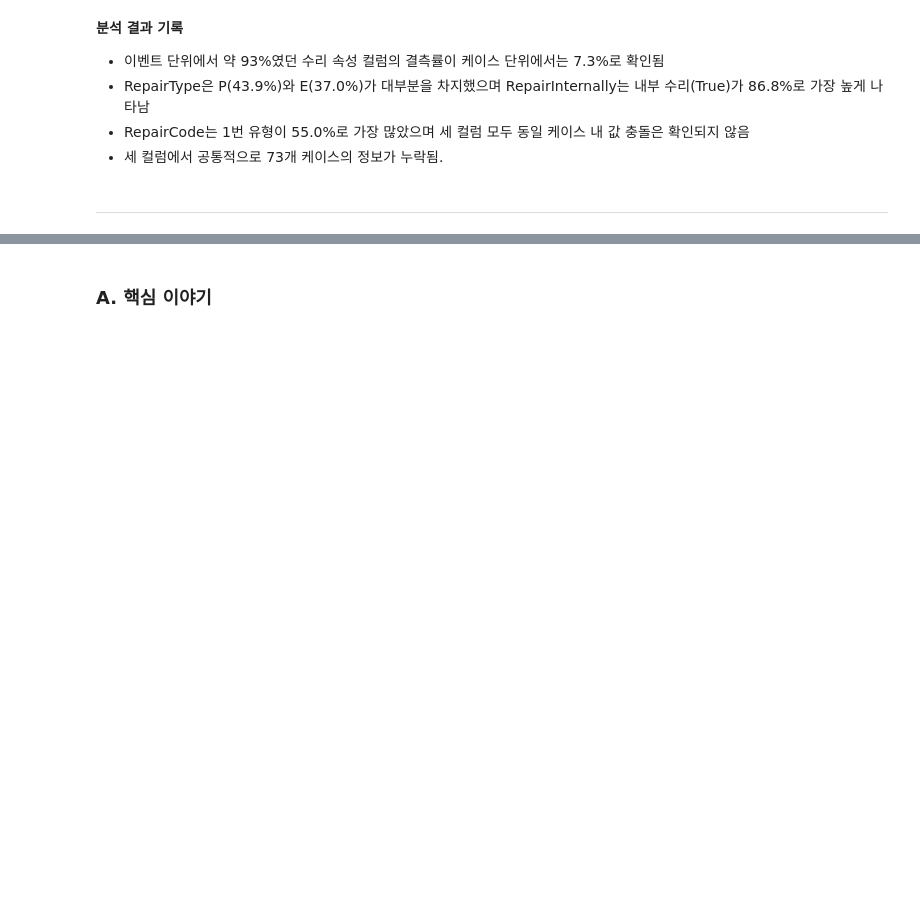
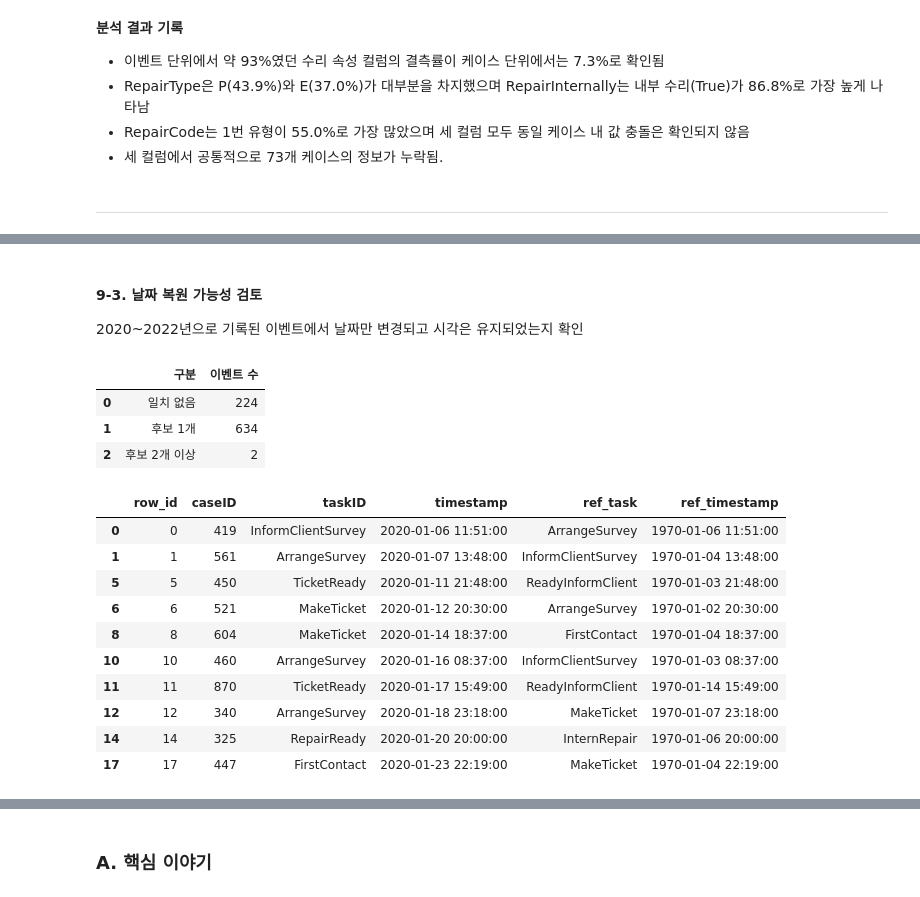
Before and after one commit to roh-git/DA_Assignment, a Jupyter notebook: repair2_분석.ipynb, the cells around one changed output, grey strips where cells are left out. Saved outputs shown, nothing was run; the diff lists cells and outputs as text; code cells hidden in the pictures; blank space fills up the shorter version.

```diff
--- a/repair2_분석.ipynb
+++ b/repair2_분석.ipynb
@@ -1135,0 +951,68 @@ PPT는 코드 작성 순서가 아니라 **질문에 답하는 순서**로 구
+# %% [markdown]
+#### 9-3. 날짜 복원 가능성 검토
+2020~2022년으로 기록된 이벤트에서 날짜만 변경되고 시각은 유지되었는지 확인
+# %%
+# 비교할 이벤트 추출
+anomaly = df.loc[
+    df['timestamp'].dt.year.between(2020, 2022),
+    ['caseID', 'taskID', 'timestamp']
+].copy()
+anomaly['row_id'] = anomaly.index
+
+normal = df.loc[
+    df['timestamp'].dt.year.eq(1970),
+    ['caseID', 'taskID', 'timestamp']
+].copy()
+
+# 시각(HH:MM)만 추출
+anomaly['clock'] = anomaly['timestamp'].dt.strftime('%H:%M')
+normal['clock'] = normal['timestamp'].dt.strftime('%H:%M')
+
+# 1970년 비교 데이터의 컬럼명 변경
+normal = normal.rename(columns={
+    'taskID': 'ref_task',
+    'timestamp': 'ref_timestamp'
+})
+
+# 동일 케이스에서 시각이 일치하는 이벤트 연결
+matches = anomaly.merge(
+    normal[['caseID', 'clock', 'ref_task', 'ref_timestamp']],
+    on=['caseID', 'clock'],
+    how='left'
+)
+
+# 이상 이벤트별 서로 다른 날짜 후보 개수
+candidate_counts = matches.groupby('row_id')['ref_timestamp'].nunique()
+
+summary = pd.DataFrame({
+    '구분': ['일치 없음', '후보 1개', '후보 2개 이상'],
+    '이벤트 수': [
+        (candidate_counts == 0).sum(),
+        (candidate_counts == 1).sum(),
+        (candidate_counts > 1).sum()
+    ]
+})
+
+display(summary)
+
+# 날짜 복원 후보 사례 확인
+display(matches.loc[
+    matches['ref_timestamp'].notna(),
+    ['row_id', 'caseID', 'taskID', 'timestamp', 'ref_task', 'ref_timestamp']
+].head(10))
+# %% [output]
+|  | 구분 | 이벤트 수 |
+| 0 | 일치 없음 | 224 |
+| 1 | 후보 1개 | 634 |
+| 2 | 후보 2개 이상 | 2 |
+|  | row_id | caseID | taskID | timestamp | ref_task | ref_timestamp |
+| 0 | 0 | 419 | InformClientSurvey | 2020-01-06 11:51:00 | ArrangeSurvey | 1970-01-06 11:51:00 |
+| 1 | 1 | 561 | ArrangeSurvey | 2020-01-07 13:48:00 | InformClientSurvey | 1970-01-04 13:48:00 |
+| 5 | 5 | 450 | TicketReady | 2020-01-11 21:48:00 | ReadyInformClient | 1970-01-03 21:48:00 |
+| 6 | 6 | 521 | MakeTicket | 2020-01-12 20:30:00 | ArrangeSurvey | 1970-01-02 20:30:00 |
+| 8 | 8 | 604 | MakeTicket | 2020-01-14 18:37:00 | FirstContact | 1970-01-04 18:37:00 |
+| 10 | 10 | 460 | ArrangeSurvey | 2020-01-16 08:37:00 | InformClientSurvey | 1970-01-03 08:37:00 |
+| 11 | 11 | 870 | TicketReady | 2020-01-17 15:49:00 | ReadyInformClient | 1970-01-14 15:49:00 |
+| 12 | 12 | 340 | ArrangeSurvey | 2020-01-18 23:18:00 | MakeTicket | 1970-01-07 23:18:00 |
+| 14 | 14 | 325 | RepairReady | 2020-01-20 20:00:00 | InternRepair | 1970-01-06 20:00:00 |
+| 17 | 17 | 447 | FirstContact | 2020-01-23 22:19:00 | MakeTicket | 1970-01-04 22:19:00 |
```
Also changed, not shown: parts of 189 cells of this notebook.
